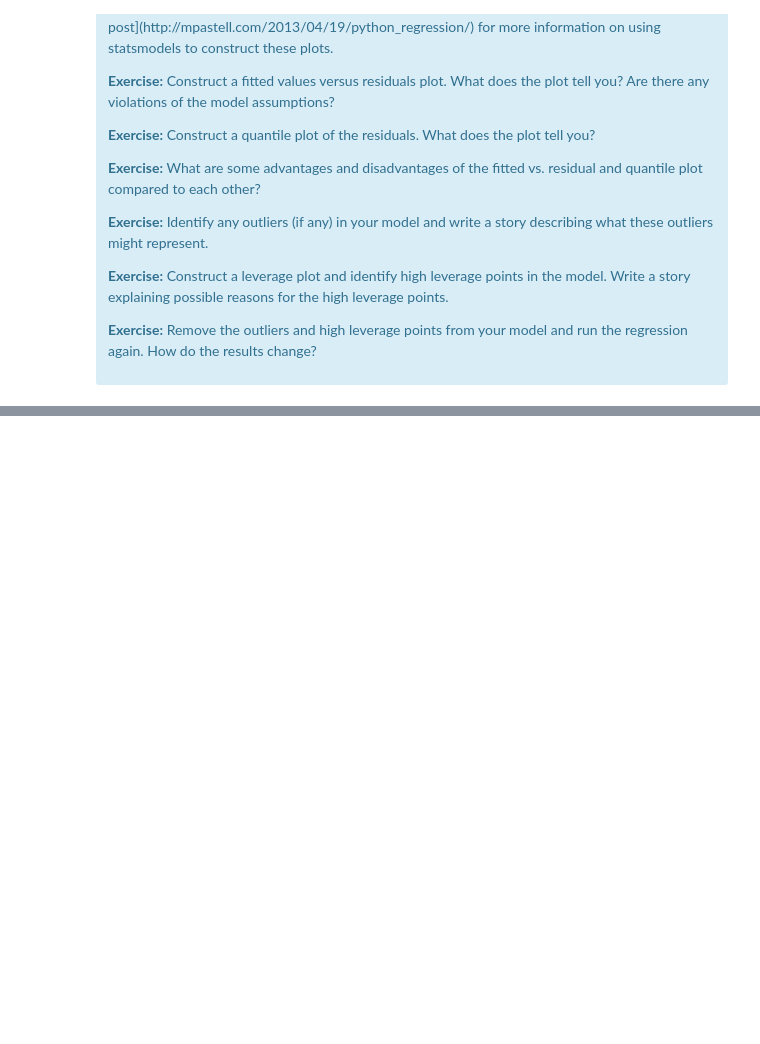
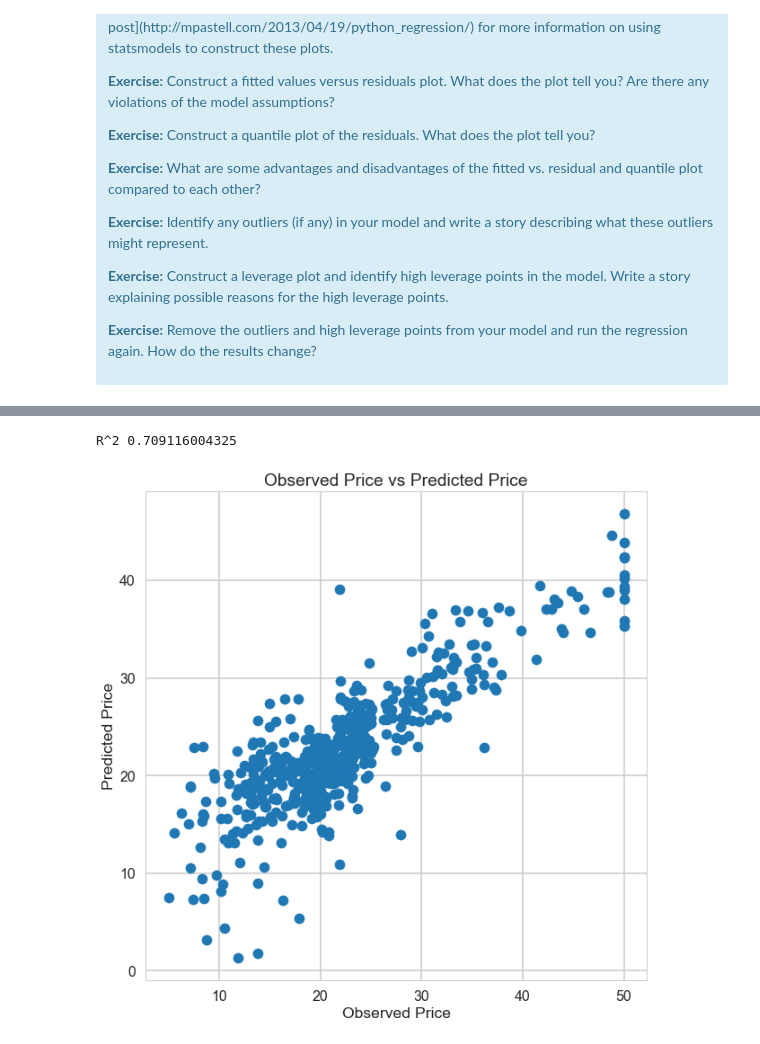
Before and after one commit to LukasBut/Springboard-Projects, a Jupyter notebook: 11.1.5 Linear Regression Using Boston Housing Data Set/Mini_Project_Linear_Regression.ipynb, the cells around one changed output, grey strips where cells are left out. Cells and saved outputs as stored; diff of their text form; code cells hidden in the pictures; blank space fills up the shorter version.

```diff
--- a/11.1.5 Linear Regression Using Boston Housing Data Set/Mini_Project_Linear_Regression.ipynb
+++ b/11.1.5 Linear Regression Using Boston Housing Data Set/Mini_Project_Linear_Regression.ipynb
@@ -915,0 +957,2 @@ plt.scatter(,bos.PRICE-lm.fit(bos[["CRIM", "RM", "PTRATIO"]]) )
+# %%
+bos=bos.drop(bos.index[[414,410,405,418,380,367,370,369,365,371,372,368]]).reindex()
@@ -915,0 +977,11 @@ plt.scatter(,bos.PRICE-lm.fit(bos[["CRIM", "RM", "PTRATIO"]]) )
+# %%
+plt.rcParams["figure.figsize"] = (10,10)
+plt.scatter(bos.PRICE, lm.predict(bos[["CRIM","RM","PTRATIO"]]))
+plt.xlabel("Observed Price")
+plt.ylabel("Predicted Price")
+plt.title("Observed Price vs Predicted Price")
+print("R^2", lm.score(bos[["CRIM","RM","PTRATIO"]], bos.PRICE))
+plt.show()
+# %% [output]
+R^2 0.709116004325
+[figure, added]
```
Also changed, not shown: parts of 17 cells of this notebook.
